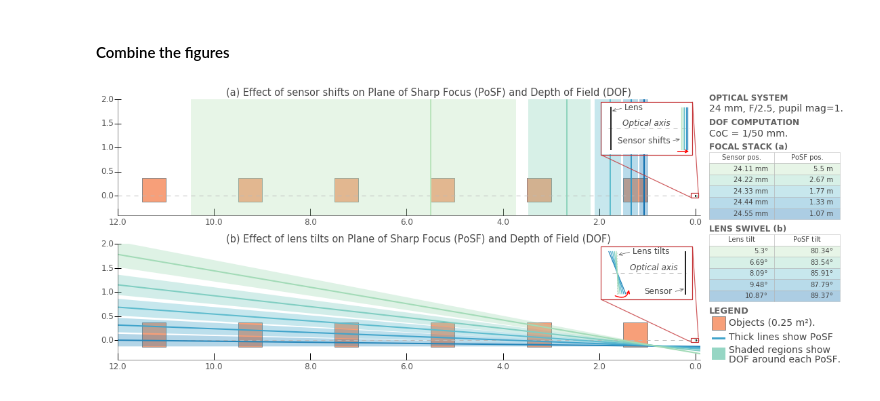
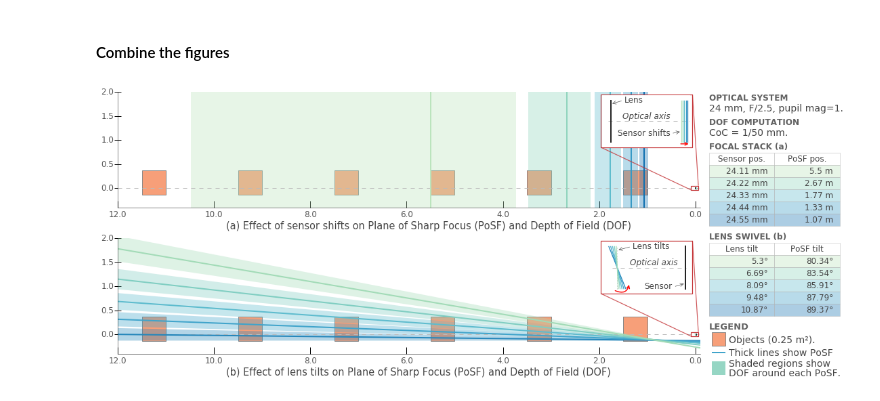
Before and after one commit to indranilsinharoy/phd-artifacts, a Jupyter notebook: chapters/chapter03_geometricmodel/code/PoSFcompare_rigidcam_scheimpflug.ipynb, the cells around one changed output. Drawn from its saved outputs; the diff is of its cells as text; code cells hidden in the pictures.

Commit message:
updated figures

```diff
--- a/chapters/chapter03_geometricmodel/code/PoSFcompare_rigidcam_scheimpflug.ipynb
+++ b/chapters/chapter03_geometricmodel/code/PoSFcompare_rigidcam_scheimpflug.ipynb
@@ -536,7 +536,7 @@ def render_focal_stacking_dof(fig, ax, inset_rect):
                     arrowprops=dict(arrowstyle="->", linewidth=0.7, color='#505050',  relpos=(0.8,0.2)))
     inset_ax.annotate('Lens', (inset_enp_x, 3.3), (inset_enp_x + 2.3, 3.6), fontsize=12,
                      arrowprops=dict(arrowstyle="->", linewidth=0.7, color='#555555',  relpos=(0.0,0.5)))
-    inset_ax.annotate('', (inset_img_plane_x + 1.552, -4.39), (inset_img_plane_x - 0.85, -4.39),
+    inset_ax.annotate('', (inset_img_plane_x + 1.5, -4.39), (inset_img_plane_x - 0.31, -4.39),
                       arrowprops=dict(arrowstyle="->", color='red', lw=1.4,))
 
     ax.set_aspect('equal')
@@ -557,21 +557,21 @@ plt.show()
 fig = plt.figure(figsize=(15, 8), dpi=200, facecolor='white')
 
 # axes rect params:: left, bottom, width, height
-ax1 = fig.add_axes([0, 0.37, 0.8, 0.296])
-ax2 = fig.add_axes([0, 0.0, 0.8, 0.296])
+ax1 = fig.add_axes([0, 0.415, 0.8, 0.296])
+ax2 = fig.add_axes([0, 0.04, 0.8, 0.296])
 ax3 = fig.add_axes([0.805, 0.0, 0.18, 0.69])
 
 # Focal stacking
-inset_rect = [0.664, 0.525, 0.12, 0.133]  # Use the inset_rect to control the placement of the insets
+inset_rect = [0.664, 0.57, 0.12, 0.133]  # Use the inset_rect to control the placement of the insets
 render_focal_stacking_dof(fig, ax1, inset_rect)
 
 # Scheimpflug / lens swivel
-inset_rect = [0.6651, 0.155, 0.12, 0.135]  # Use the inset_rect to control the placement of the insets
+inset_rect = [0.6651, 0.1935, 0.12, 0.135]  # Use the inset_rect to control the placement of the insets
 render_scheimpflug_dof(fig, ax2, inset_rect)
 
 # Legend axes
 gbl_xoff = 0.03
-gbl_yoff = 0.96
+gbl_yoff = 0.999
 ax3.xaxis.set_ticks([])
 ax3.yaxis.set_ticks([])
 set_axes_edge_color_and_width(ax3, 'none')
@@ -584,33 +584,33 @@ ax3.text(x=gbl_xoff, y=gbl_yoff - 0.18, s='FOCAL STACK (a)', fontsize=12, fontwe
 #ax3.text(x=gbl_xoff, y=gbl_yoff - 6*0.05 - 0.045, s='b/w 24.6 mm & 24.1 mm;', fontsize=14)
 #ax3.text(x=gbl_xoff, y=gbl_yoff - 6*0.05 - 2*0.045, s='resulting PoSF at 1.1, 1.3,', fontsize=14)
 #ax3.text(x=gbl_xoff, y=gbl_yoff - 6*0.05 - 3*0.045, s='1.8, 2.7, 5.5 meters.', fontsize=14)
-ax3.text(x=gbl_xoff, y=gbl_yoff - 0.485, s='LENS SWIVEL (b)', fontsize=12, fontweight='bold', color='#606060')
+ax3.text(x=gbl_xoff, y=gbl_yoff - 0.515, s='LENS SWIVEL (b)', fontsize=12, fontweight='bold', color='#606060')
 #ax3.text(x=gbl_xoff, y=gbl_yoff - 10*0.05 - 0.055, s='5 lens tilts by 1.39' + u"\u00B0", fontsize=14)
 #ax3.text(x=gbl_xoff, y=gbl_yoff - 10*0.05 - 0.100, s=('b/w '+'5.3'+u"\u00B0"+' and 10.87'+u"\u00B0"
 #                                                     ';'), fontsize=14)
 #ax3.text(x=gbl_xoff, y=gbl_yoff - 10*0.05 - 0.145, s='resulting PoSF at 80.3' + u"\u00B0", fontsize=14)
 #ax3.text(x=gbl_xoff, y=gbl_yoff - 10*0.05 - 0.190, s=('83.5'+u"\u00B0"+', 85.9'+u"\u00B0"+', 87.8'+
 #                                                      u"\u00B0"+', 89.4'+u"\u00B0"+'.'), fontsize=14)
-ax3.text(x=gbl_xoff, y=gbl_yoff - 0.79, s='LEGEND', fontsize=13, fontweight='bold', color='#606060')
-ax3.add_patch(patches.Rectangle((gbl_xoff + 0.02, gbl_yoff - 0.85),
+ax3.text(x=gbl_xoff, y=gbl_yoff - 0.851, s='LEGEND', fontsize=13, fontweight='bold', color='#606060')
+
+ax3.add_patch(patches.Rectangle((gbl_xoff + 0.02, gbl_yoff - 0.912),
                                 0.1, 0.05, fill=True, facecolor='#F79F79', edgecolor='#888888'))
-ax3.text(x=gbl_xoff + 0.15, y=gbl_yoff - 0.835, s='Objects (0.25 m'+u"\u00B2"+').', fontsize=14)
+ax3.text(x=gbl_xoff + 0.15, y=gbl_yoff - 0.9, s='Objects (0.25 m'+u"\u00B2"+').', fontsize=14)
 
-ax3.add_patch(patches.Rectangle((gbl_xoff + 0.02, gbl_yoff - 0.885),
+ax3.add_patch(patches.Rectangle((gbl_xoff + 0.02, gbl_yoff - 0.94),
                                 0.1, 0.007, fill=True, facecolor='#40A4CB', edgecolor='none'))
-ax3.text(x=gbl_xoff + 0.15, y=gbl_yoff - 0.886, s='Thick lines show PoSF', fontsize=14)
+ax3.text(x=gbl_xoff + 0.15, y=gbl_yoff - 0.948, s='Thick lines show PoSF', fontsize=14)
 
-ax3.add_patch(patches.Rectangle((gbl_xoff + 0.02, gbl_yoff - 0.965),
-                                0.1, 0.05, fill=True, facecolor='#8BD2BE', edgecolor='none', alpha=0.9))
-ax3.text(x=gbl_xoff + 0.15, y=gbl_yoff - 0.935, s='Shaded regions show', fontsize=14)
-ax3.text(x=gbl_xoff + 0.15, y=gbl_yoff - 0.97, s='DOF around each PoSF.', fontsize=14)
-
+ax3.add_patch(patches.Rectangle((gbl_xoff + 0.02, gbl_yoff - 1.02),
+                                0.1, 0.05, fill=True, facecolor='#8BD2BE', edgecolor='none', alpha=0.9,
+                                clip_on=False))
+ax3.text(x=gbl_xoff + 0.15, y=gbl_yoff - 0.988, s='Shaded regions show', fontsize=14)
+ax3.text(x=gbl_xoff + 0.15, y=gbl_yoff - 1.024, s='DOF around each PoSF.', fontsize=14)
 
 # Add table
 columns_t1 = ('Sensor pos.', 'PoSF pos.')
 columns_t2 = ('Lens tilt', 'PoSF tilt')
 blank_rows = ['', '', '', '', '']
-
 
 ccmap = plt.cm.GnBu_r
 cindex = np.linspace(40, ccmap.N-80, 5)
@@ -621,38 +621,39 @@ for each in cols:
     col = list(each)
     col[3] = alpha
     cols_alpha.append(col)
 cols = cols_alpha
 cols.reverse()
 
 cell_text_t1 = [['24.11 mm', '5.5 m'], ['24.22 mm', '2.67 m'], ['24.33 mm', '1.77 m'],
                 ['24.44 mm', '1.33 m'], ['24.55 mm', '1.07 m']]
 
 cell_text_t2 = [['5.3'+u"\u00B0", '80.34'+u"\u00B0"], ['6.69'+u"\u00B0", '83.54'+u"\u00B0"],
                 ['8.09'+u"\u00B0", '85.91'+u"\u00B0"], ['9.48'+u"\u00B0", '87.79'+u"\u00B0"],
                 ['10.87'+u"\u00B0", '89.37'+u"\u00B0"]]
 
 cell_colors = [[cols[0], cols[0]], [cols[1], cols[1]], [cols[2], cols[2]], [cols[3], cols[3]], [cols[4], cols[4]]]
 
 t1 = ax3.table(cellText=cell_text_t1, rowLabels=blank_rows,cellColours=cell_colors, colLabels=columns_t1,
-               loc='bottom', bbox=[gbl_xoff, gbl_yoff - 0.44, 0.99, 0.25])
+               loc='bottom', bbox=[gbl_xoff, gbl_yoff - 0.465, 0.99, 0.27])
 
 t2 = ax3.table(cellText=cell_text_t2, rowLabels=blank_rows,cellColours=cell_colors, colLabels=columns_t2,
-               loc='bottom', bbox=[gbl_xoff, gbl_yoff - 0.745, 0.99, 0.25])
+               loc='bottom', bbox=[gbl_xoff, gbl_yoff - 0.8, 0.99, 0.27])
 
 for table in [t1, t2]:
     for key, cell in table.get_celld().items():
         cell.set_linewidth(0.5)
         cell.set_edgecolor('#BBBBBB')
+        cell.set_fontsize(12)
 
 # Figure texts
-fig.text(x=0.15, y=0.675, s='(a) Effect of sensor shifts on Plane of Sharp Focus (PoSF) and Depth of Field (DOF)',
+fig.text(x=0.15, y=0.36, s='(a) Effect of sensor shifts on Plane of Sharp Focus (PoSF) and Depth of Field (DOF)',
          fontsize=14.5)
-fig.text(x=0.15, y=0.301, s='(b) Effect of lens tilts on Plane of Sharp Focus (PoSF) and Depth of Field (DOF)',
+fig.text(x=0.15, y=-0.015, s='(b) Effect of lens tilts on Plane of Sharp Focus (PoSF) and Depth of Field (DOF)',
          fontsize=14.5)
 
 plt.show()
 # %% [output]
-[figure, old version]
+[figure, new version]
 # %%
 SAVE_FIGURE = True
 if SAVE_FIGURE:
```
Also changed, not shown: 2 other files.
